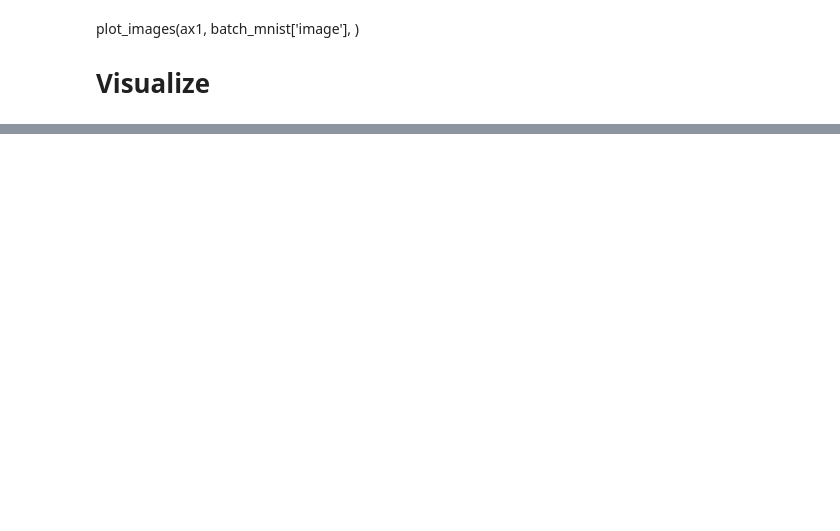
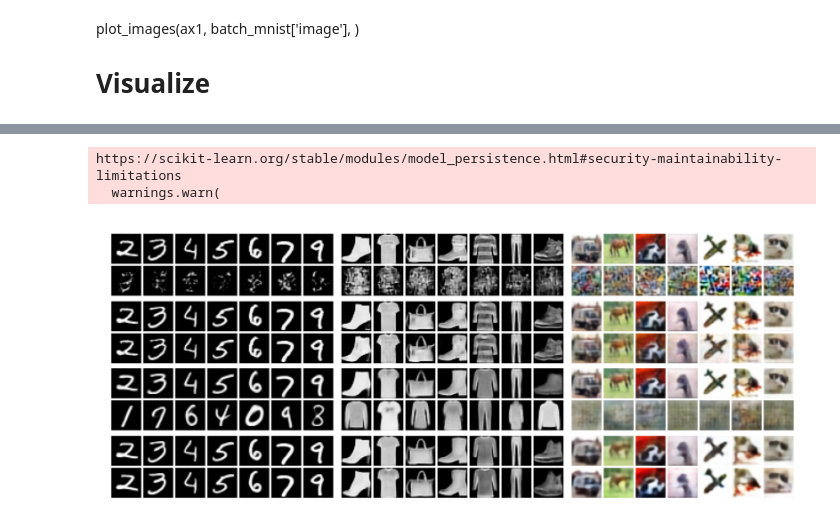
Before and after one commit to lucmos/relreps, a Jupyter notebook: experiments/sec:model-reusability-ae/visualize.ipynb, the cells around one changed output, grey strips where cells are left out. Saved outputs shown, nothing was run; the diff lists cells and outputs as text; code cells hidden in the pictures; blank space fills up the shorter version.

```diff
--- a/experiments/sec:model-reusability-ae/visualize.ipynb
+++ b/experiments/sec:model-reusability-ae/visualize.ipynb
@@ -180,6 +232,8 @@ fig.savefig("source.svg", bbox_inches="tight", pad_inches=0)
 !rsvg-convert -f pdf -o source.pdf source.svg
 !rm source.svg
 # %%
+from pytorch_lightning import seed_everything
+seed_everything(2)
 A_idx = 0
 B_idx = 5
 
@@ -196,14 +250,14 @@ plt.rcParams.update(figsizes.icml2022_full(ncols=N_COLS, nrows=N_ROWS, height_to
 
 fig, [
     [ae_mnist_ax, ae_fmnist_ax, ae_cifar10_ax],
+    [relae_mnist_ax, relae_fmnist_ax, relae_cifar10_ax],
     [vae_mnist_ax, vae_fmnist_ax, vae_cifar10_ax],
-    [relae_mnist_ax, relae_fmnist_ax, relae_cifar10_ax],
     [relvae_mnist_ax, relvae_fmnist_ax, relvae_cifar10_ax],
 ] = plt.subplots(
     N_ROWS,
     N_COLS,
     dpi=300,
-    sharey=False,
+    sharey=True,
     sharex=True,
     # constrained_layout=True
 )
@@ -241,16 +295,16 @@ plot_stitching(
 
 plot_stitching(
     vae_mnist_ax,
-    checkpoints["mnist"]["vae"][A_idx],
-    checkpoints["mnist"]["vae"][B_idx],
+    checkpoints["mnist"]["vae_nocal"][0],
+    checkpoints["mnist"]["vae_nocal"][1],
     batch_mnist["image"],
     padding=2,
     resize=resize,
 )
 plot_stitching(
     vae_fmnist_ax,
-    checkpoints["fmnist"]["vae"][A_idx],
-    checkpoints["fmnist"]["vae"][B_idx],
+    checkpoints["fmnist"]["vae_nocal"][1],
+    checkpoints["fmnist"]["vae_nocal"][0],
     batch_fmnist["image"],
     padding=2,
     resize=resize,
@@ -313,4 +367,4 @@ plot_stitching(
     padding=2,
     resize=resize,
 )
-fig.show()
+# %% [output]
@@ -317,3 +372,6 @@ fig.show()
+https://scikit-learn.org/stable/modules/model_persistence.html#security-maintainability-limitations
+  warnings.warn(
+[figure, added]
 # %%
 fig.savefig("stitching.svg", bbox_inches="tight", pad_inches=0)
 !rsvg-convert -f pdf -o stitching.pdf stitching.svg
```
Also changed, not shown: parts of 9 cells of this notebook, 5 other files.
